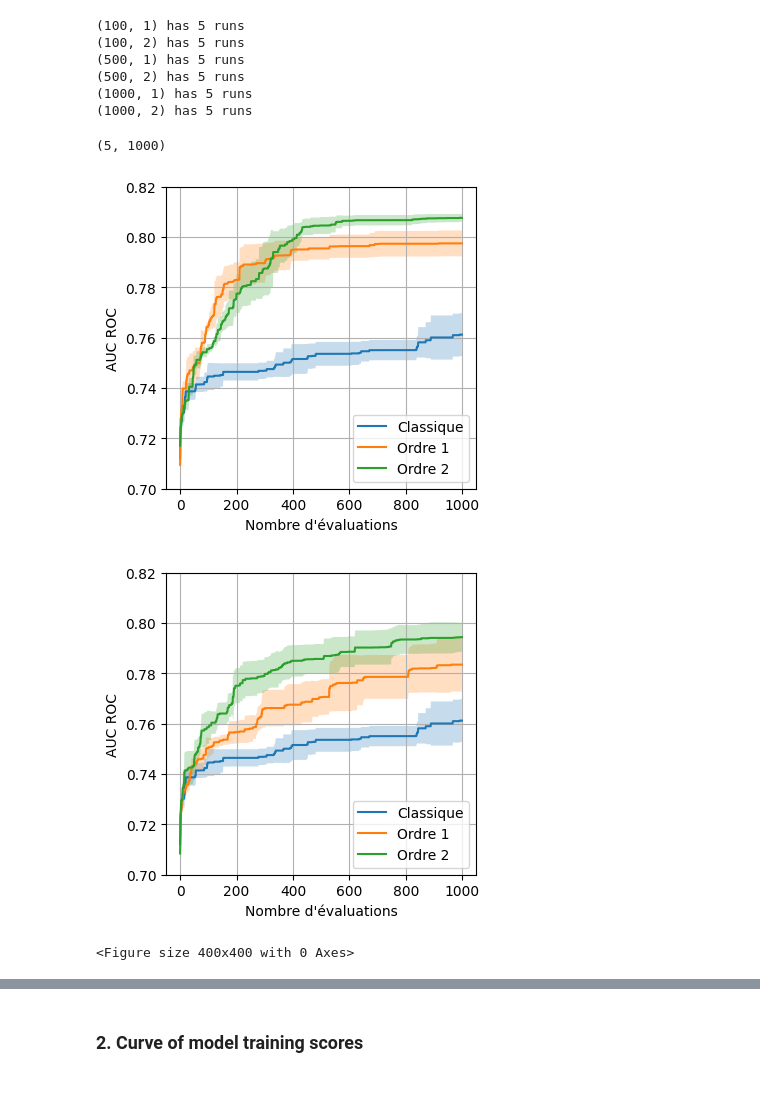
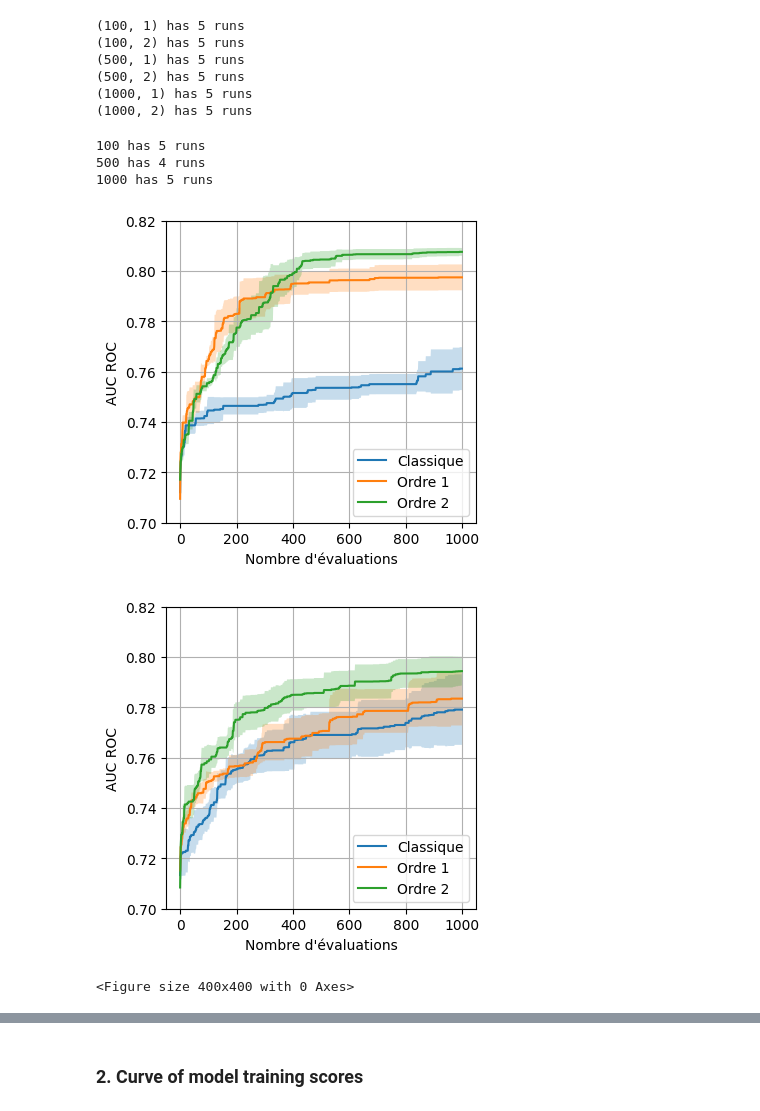
Before and after one commit to prise-3d/noise-detection-attributes-optimization, a Jupyter notebook: analysis/rendering_surrogate_models.ipynb, the cells around one changed output, grey strips where cells are left out. Saved outputs shown, nothing was run; the diff lists cells and outputs as text; code cells hidden in the pictures.

```diff
--- a/analysis/rendering_surrogate_models.ipynb
+++ b/analysis/rendering_surrogate_models.ipynb
@@ -45,27 +45,33 @@ def extract_params(filename):
 files = os.listdir(surrogate_data_folder)
 
 data_results = {}
-static_results = []
+static_results = {}
 
 # extract static result
-for f in os.listdir(surrogate_static_folder):
-    filepath = os.path.join(surrogate_static_folder, f)
+for LS in [100, 500, 1000]:
 
-    with open(filepath, 'r') as ff:
+    LS_files = [ result for result in os.listdir(surrogate_static_folder) if f'LS_{LS}-' in result ]
 
-        max_score = 0.
-        scores = []
+    for f in LS_files:
+        filepath = os.path.join(surrogate_static_folder, f)
 
-        for line in ff.readlines()[1:ILS+1]:
-            cscore = float(line.split(';')[-1])
+        with open(filepath, 'r') as ff:
 
-            if cscore > max_score:
-                max_score = cscore
+            max_score = 0.
+            scores = []
 
-            scores.append(max_score)
+            for line in ff.readlines()[1:ILS+1]:
+                cscore = float(line.split(';')[-1])
 
-    static_results.append(scores)
+                if cscore > max_score:
+                    max_score = cscore
 
+                scores.append(max_score)
+
+        if LS not in static_results:
+            static_results[LS] = []
+
+        static_results[LS].append(scores)
 
 # extract all other results
 for i in range(1, N_RUNS + 1):
@@ -115,10 +121,13 @@ for k in sorted(data_results.keys()):
 (500, 2) has 5 runs
 (1000, 1) has 5 runs
 (1000, 2) has 5 runs
-# %%
-print(np.array(static_results).shape)
-# %% [output]
-(5, 1000)
+# %%
+for k in sorted(static_results.keys()):
+    print(f'{k} has {len(static_results[k])} runs')
+# %% [output]
+100 has 5 runs
+500 has 4 runs
+1000 has 5 runs
 # %%
 n_LS = 100
 
@@ -128,39 +137,39 @@ for n_LS in [100, 500, 1000]:
     #ax.set_title(f'Surroggate - LS = {n_LS}')
 
     # display static results
-    data = np.array(static_results)
+    data = np.array(static_results[n_LS])
 
     means = data.mean(axis=0)
     confidences = (1.9 * data.std(axis=0)) / np.sqrt(data.shape[0])
 
     ax.plot(means, label=f'Classique')
     ax.fill_between(np.arange(data.shape[1]), means-confidences, means+confidences, alpha=.25)
 
     for k in sorted(data_results.keys()):
         ls_iter, order = k
 
         if ls_iter == n_LS:
 
             data = np.array(data_results[k])
 
             means = data.mean(axis=0)
             confidences = (1.9 * data.std(axis=0)) / np.sqrt(N_RUNS)
 
             ax.plot(means, label=f'Ordre {order}')
             ax.fill_between(np.arange(1000), means-confidences, means+confidences, alpha=.25)
 
     ax.grid()
     ax.legend(loc=4)
     ax.set_ylabel('AUC ROC')
     ax.set_xlabel('Nombre d\'évaluations')
     ax.set_ylim(0.7, 0.82)
     # ax.set_yscale('log')
     fig.savefig(os.path.join(output_images_folder, f'out_performance_LS-{n_LS}.pdf'), format='pdf', bbox_inches='tight')
     #plt.show()
 fig.clf()
 # %% [output]
 [figure]
-[figure, old version]
+[figure, new version]
 <Figure size 400x400 with 0 Axes>
 # %%
 for o in [1, 2]:
```
Also changed, not shown: parts of 2 cells of this notebook.
